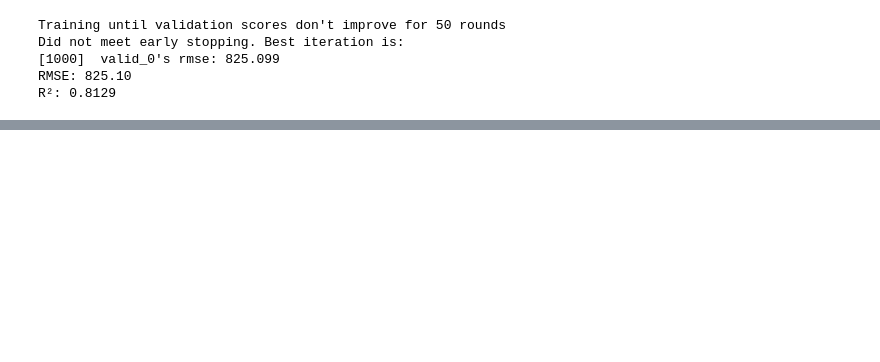
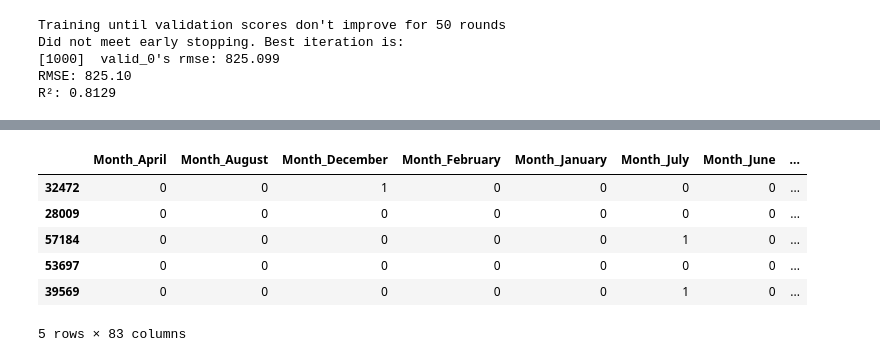
Before and after one commit to AliMSHGH/Optimization_of_Metro_Services, a Jupyter notebook: Optimization_by_Modeling.ipynb, the cells around one changed output, grey strips where cells are left out. Saved outputs shown, nothing was run; the diff lists cells and outputs as text; code cells hidden in the pictures; blank space fills up the shorter version.

```diff
--- a/Optimization_by_Modeling.ipynb
+++ b/Optimization_by_Modeling.ipynb
@@ -108,3 +158,7 @@ df['COVID_Workday'] = df['Covid19'] * df['Workday_y']
+# %%
+df= feature_engineering(df)
+# %%
+df['COVID_Workday'] = df['Covid19'] * df['Workday_y']
 # %%
 columns_to_convert = [
     'Month_April', 'Month_August', 'Month_December', 'Month_February',
@@ -334,0 +386,10 @@ y_pred_train_p01.sample(10)
+# %%
+df.sample(5)
+# %% [output]
+|  | Month_April | Month_August | Month_December | Month_February | Month_January | Month_July | Month_June | ... |
+| 32472 | 0 | 0 | 1 | 0 | 0 | 0 | 0 | ... |
+| 28009 | 0 | 0 | 0 | 0 | 0 | 0 | 0 | ... |
+| 57184 | 0 | 0 | 0 | 0 | 0 | 1 | 0 | ... |
+| 53697 | 0 | 0 | 0 | 0 | 0 | 0 | 0 | ... |
+| 39569 | 0 | 0 | 0 | 0 | 0 | 1 | 0 | ... |
+5 rows × 83 columns
```
Also changed, not shown: parts of 13 cells of this notebook, 1 other file.
